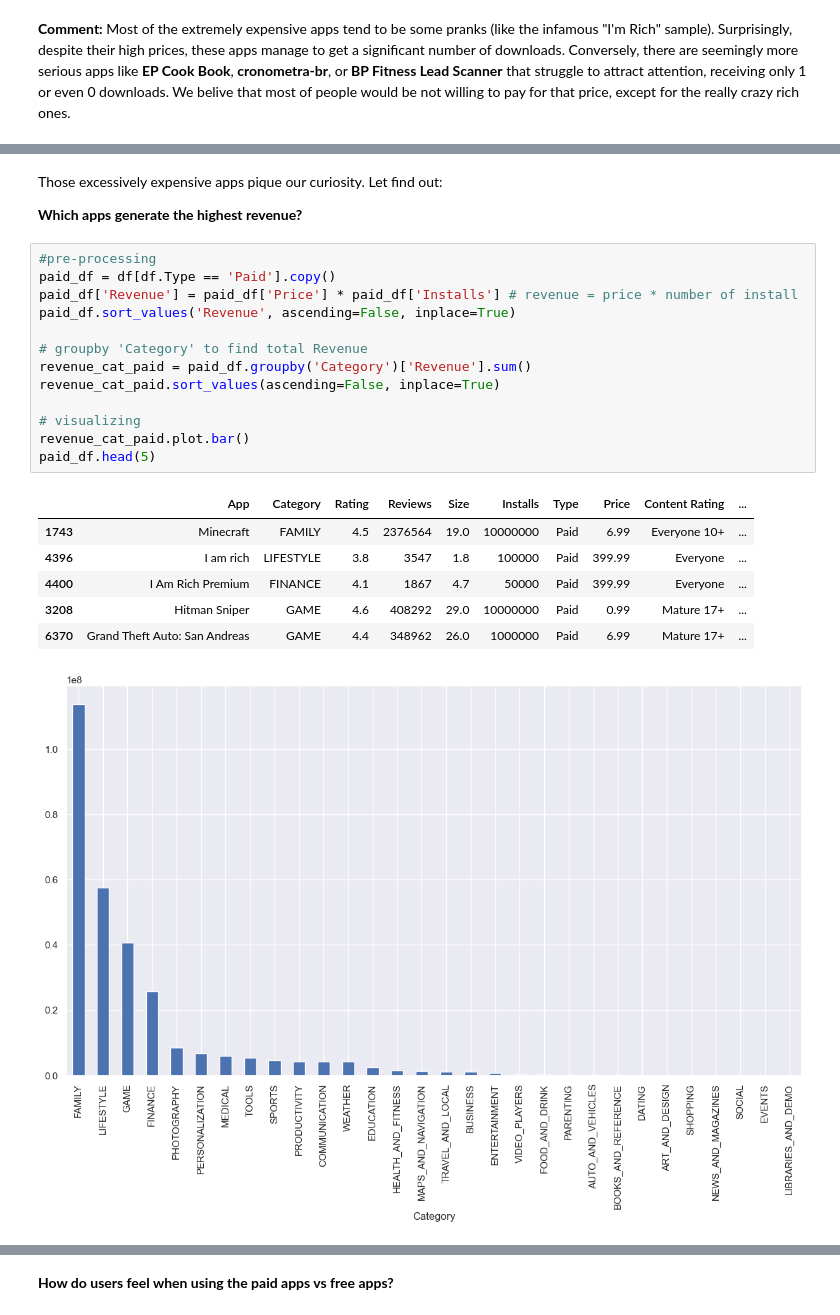
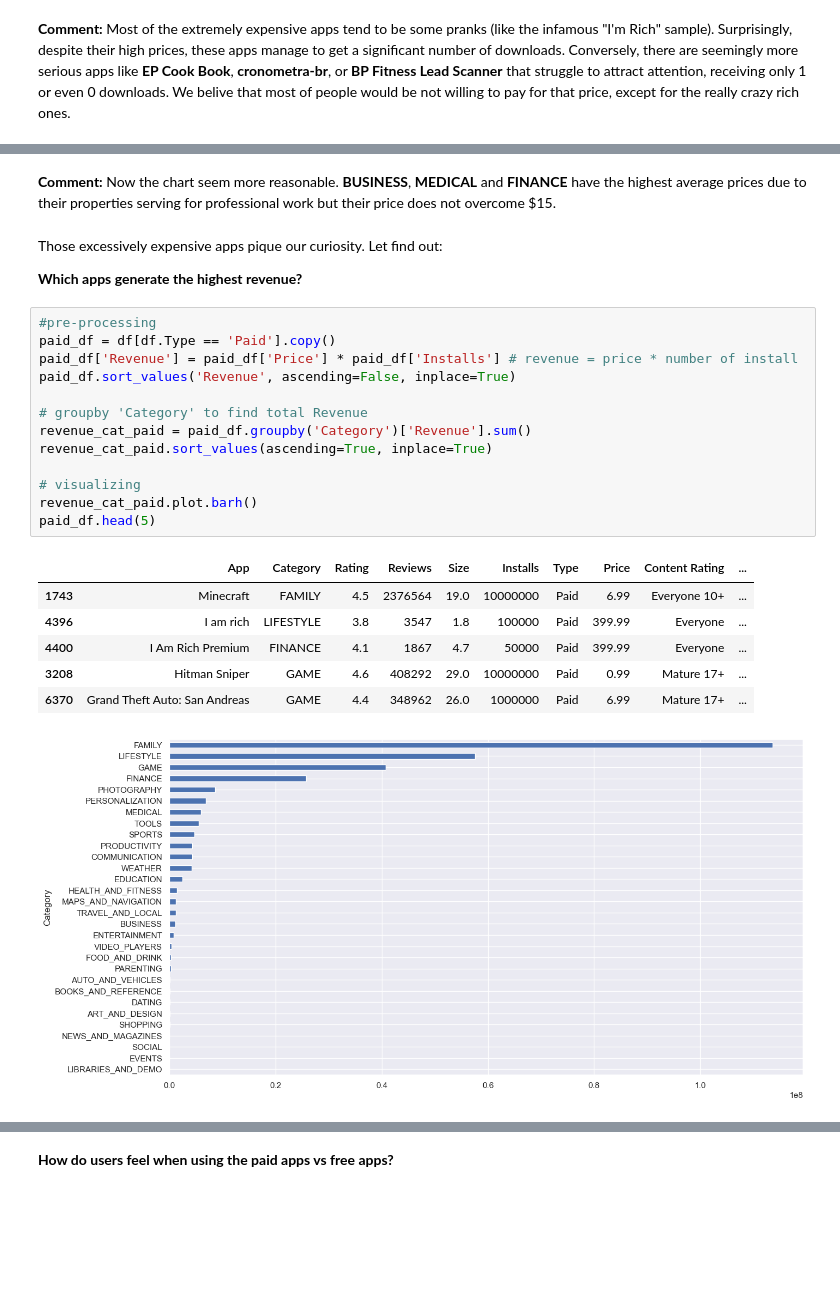
Before and after one commit to Luc-h0/Lap_trinh_cho_khoa_hoc_du_lieu, a Jupyter notebook: Notebook/2.0-EDA.ipynb, the cells around one changed output, grey strips where cells are left out. Drawn from its saved outputs; the diff is of its cells as text; blank space fills up the shorter version.

```diff
--- a/Notebook/2.0-EDA.ipynb
+++ b/Notebook/2.0-EDA.ipynb
@@ -611,3 +628,5 @@ df[df.Price > 100].sort_values('Price', ascending=False)
+# %% [markdown]
+**Comment:** Now the chart seem more reasonable. **BUSINESS**, **MEDICAL** and **FINANCE** have the highest average prices due to their properties serving for professional work but their price does not overcome $15.
 # %% [markdown]
 Those excessively expensive apps pique our curiosity. Let find out:
 
@@ -615,23 +634,23 @@ Those excessively expensive apps pique our curiosity. Let find out:
 # %%
 #pre-processing
 paid_df = df[df.Type == 'Paid'].copy()
 paid_df['Revenue'] = paid_df['Price'] * paid_df['Installs'] # revenue = price * number of install
 paid_df.sort_values('Revenue', ascending=False, inplace=True)
 
 # groupby 'Category' to find total Revenue
 revenue_cat_paid = paid_df.groupby('Category')['Revenue'].sum()
-revenue_cat_paid.sort_values(ascending=False, inplace=True)
+revenue_cat_paid.sort_values(ascending=True, inplace=True)
 
 # visualizing
-revenue_cat_paid.plot.bar()
+revenue_cat_paid.plot.barh()
 paid_df.head(5)
 # %% [output]
 |  | App | Category | Rating | Reviews | Size | Installs | Type | Price | Content Rating | ... |
 | 1743 | Minecraft | FAMILY | 4.5 | 2376564 | 19.0 | 10000000 | Paid | 6.99 | Everyone 10+ | ... |
 | 4396 | I am rich | LIFESTYLE | 3.8 | 3547 | 1.8 | 100000 | Paid | 399.99 | Everyone | ... |
 | 4400 | I Am Rich Premium | FINANCE | 4.1 | 1867 | 4.7 | 50000 | Paid | 399.99 | Everyone | ... |
 | 3208 | Hitman Sniper | GAME | 4.6 | 408292 | 29.0 | 10000000 | Paid | 0.99 | Mature 17+ | ... |
 | 6370 | Grand Theft Auto: San Andreas | GAME | 4.4 | 348962 | 26.0 | 1000000 | Paid | 6.99 | Mature 17+ | ... |
-[figure, old version]
+[figure, new version]
 # %% [markdown]
 **Comment:** As we can see, **FAMILY** category is worth for you to try if you seek high revenue during startup because the total revenue of **FAMILY** is as twice as the next position **LIFESTYLE**. Following right behind are  **GAME**, and **FINANCE** categories.
```
Also changed, not shown: parts of 30 cells of this notebook, 2 other files.
